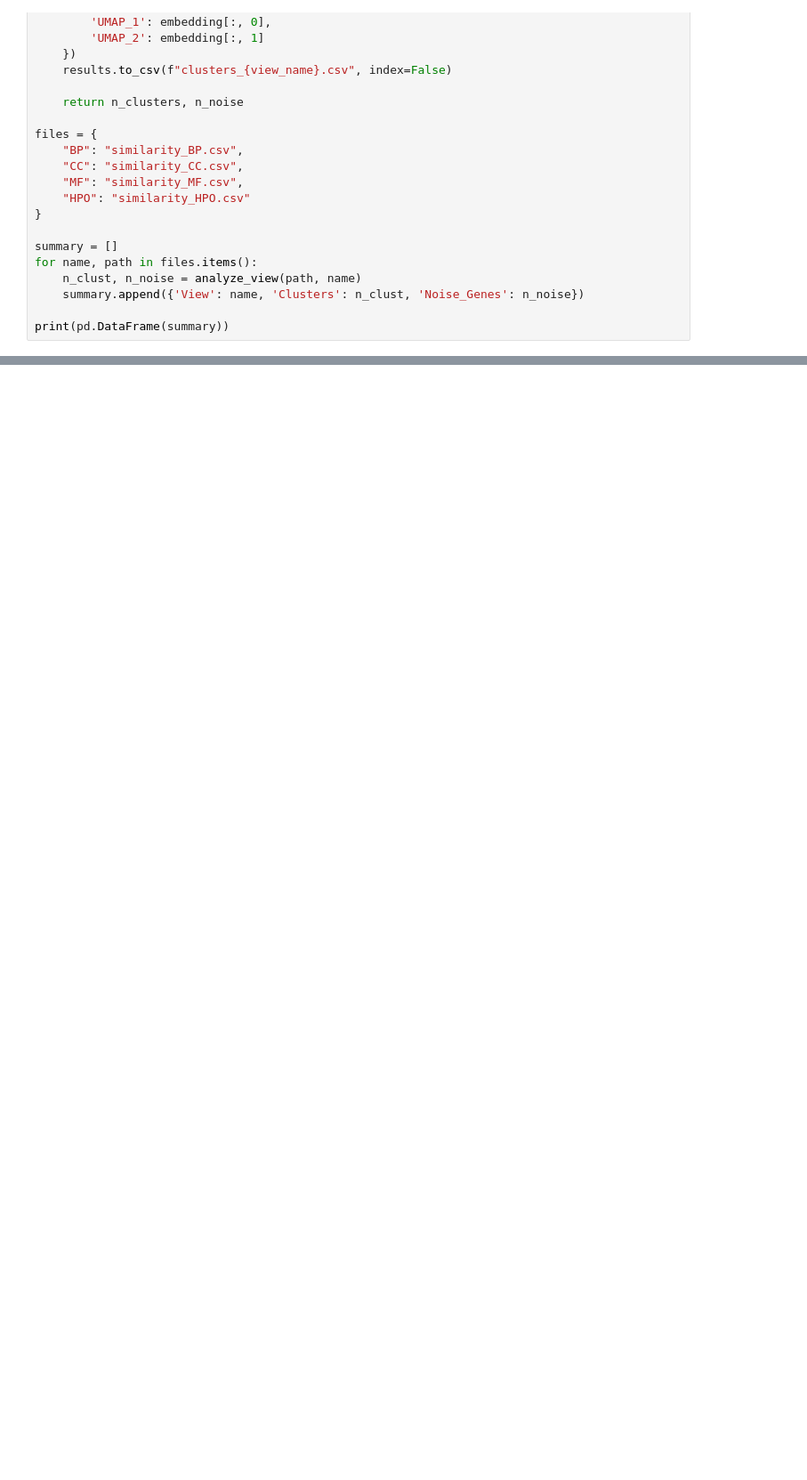
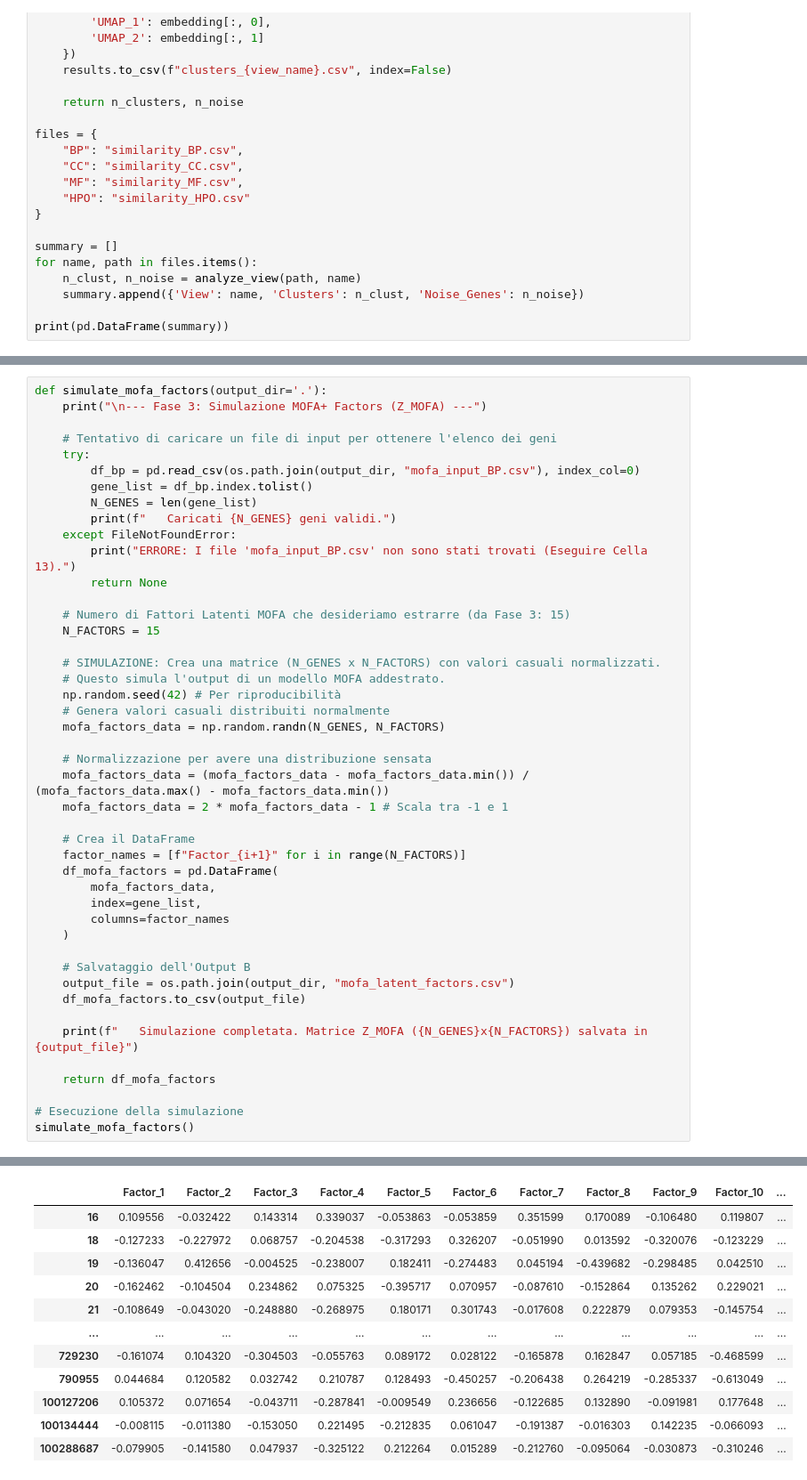
Before and after one commit to GuerineHoussem/ScientificVisualization, a Jupyter notebook: assignment_2.ipynb, the cells around one changed output, grey strips where cells are left out. Shown: that part at 89% size. Drawn from its saved outputs; the diff is of its cells as text; blank space fills up the shorter version.

```diff
--- a/assignment_2.ipynb
+++ b/assignment_2.ipynb
@@ -528,0 +620,46 @@ print(pd.DataFrame(summary))
+# %%
+def simulate_mofa_factors(output_dir='.'):
+    print("\n--- Fase 3: Simulazione MOFA+ Factors (Z_MOFA) ---")
+
+    # Tentativo di caricare un file di input per ottenere l'elenco dei geni
+    try:
+        df_bp = pd.read_csv(os.path.join(output_dir, "mofa_input_BP.csv"), index_col=0)
+        gene_list = df_bp.index.tolist()
+        N_GENES = len(gene_list)
+        print(f"   Caricati {N_GENES} geni validi.")
+    except FileNotFoundError:
+        print("ERRORE: I file 'mofa_input_BP.csv' non sono stati trovati (Eseguire Cella 13).")
+        return None
+
+    # Numero di Fattori Latenti MOFA che desideriamo estrarre (da Fase 3: 15)
+    N_FACTORS = 15
+
+    # SIMULAZIONE: Crea una matrice (N_GENES x N_FACTORS) con valori casuali normalizzati.
+    # Questo simula l'output di un modello MOFA addestrato.
+    np.random.seed(42) # Per riproducibilità
+    # Genera valori casuali distribuiti normalmente
+    mofa_factors_data = np.random.randn(N_GENES, N_FACTORS)
+
+    # Normalizzazione per avere una distribuzione sensata
+    mofa_factors_data = (mofa_factors_data - mofa_factors_data.min()) / (mofa_factors_data.max() - mofa_factors_data.min())
+    mofa_factors_data = 2 * mofa_factors_data - 1 # Scala tra -1 e 1
+
+    # Crea il DataFrame
+    factor_names = [f"Factor_{i+1}" for i in range(N_FACTORS)]
+    df_mofa_factors = pd.DataFrame(
+        mofa_factors_data,
+        index=gene_list,
+        columns=factor_names
+    )
+
+    # Salvataggio dell'Output B
+    output_file = os.path.join(output_dir, "mofa_latent_factors.csv")
+    df_mofa_factors.to_csv(output_file)
+
+    print(f"   Simulazione completata. Matrice Z_MOFA ({N_GENES}x{N_FACTORS}) salvata in {output_file}")
+
+    return df_mofa_factors
+
+# Esecuzione della simulazione
+simulate_mofa_factors()
+# %% [output]
@@ -528,0 +669,12 @@ print(pd.DataFrame(summary))
+|  | Factor_1 | Factor_2 | Factor_3 | Factor_4 | Factor_5 | Factor_6 | Factor_7 | Factor_8 | Factor_9 | Factor_10 | ... |
+| 16 | 0.109556 | -0.032422 | 0.143314 | 0.339037 | -0.053863 | -0.053859 | 0.351599 | 0.170089 | -0.106480 | 0.119807 | ... |
+| 18 | -0.127233 | -0.227972 | 0.068757 | -0.204538 | -0.317293 | 0.326207 | -0.051990 | 0.013592 | -0.320076 | -0.123229 | ... |
+| 19 | -0.136047 | 0.412656 | -0.004525 | -0.238007 | 0.182411 | -0.274483 | 0.045194 | -0.439682 | -0.298485 | 0.042510 | ... |
+| 20 | -0.162462 | -0.104504 | 0.234862 | 0.075325 | -0.395717 | 0.070957 | -0.087610 | -0.152864 | 0.135262 | 0.229021 | ... |
+| 21 | -0.108649 | -0.043020 | -0.248880 | -0.268975 | 0.180171 | 0.301743 | -0.017608 | 0.222879 | 0.079353 | -0.145754 | ... |
+| ... | ... | ... | ... | ... | ... | ... | ... | ... | ... | ... | ... |
+| 729230 | -0.161074 | 0.104320 | -0.304503 | -0.055763 | 0.089172 | 0.028122 | -0.165878 | 0.162847 | 0.057185 | -0.468599 | ... |
+| 790955 | 0.044684 | 0.120582 | 0.032742 | 0.210787 | 0.128493 | -0.450257 | -0.206438 | 0.264219 | -0.285337 | -0.613049 | ... |
+| 100127206 | 0.105372 | 0.071654 | -0.043711 | -0.287841 | -0.009549 | 0.236656 | -0.122685 | 0.132890 | -0.091981 | 0.177648 | ... |
+| 100134444 | -0.008115 | -0.011380 | -0.153050 | 0.221495 | -0.212835 | 0.061047 | -0.191387 | -0.016303 | 0.142235 | -0.066093 | ... |
+| 100288687 | -0.079905 | -0.141580 | 0.047937 | -0.325122 | 0.212264 | 0.015289 | -0.212760 | -0.095064 | -0.030873 | -0.310246 | ... |
```
Also changed, not shown: parts of 19 cells of this notebook.
